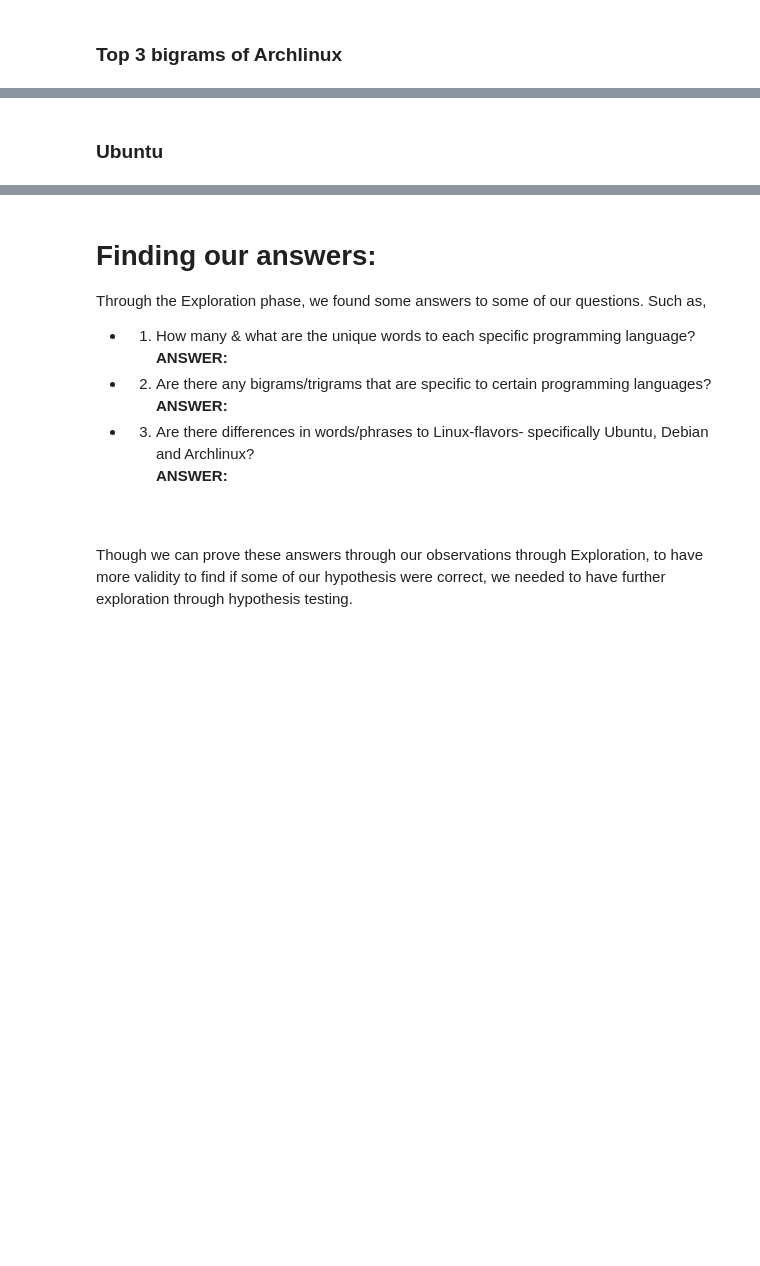
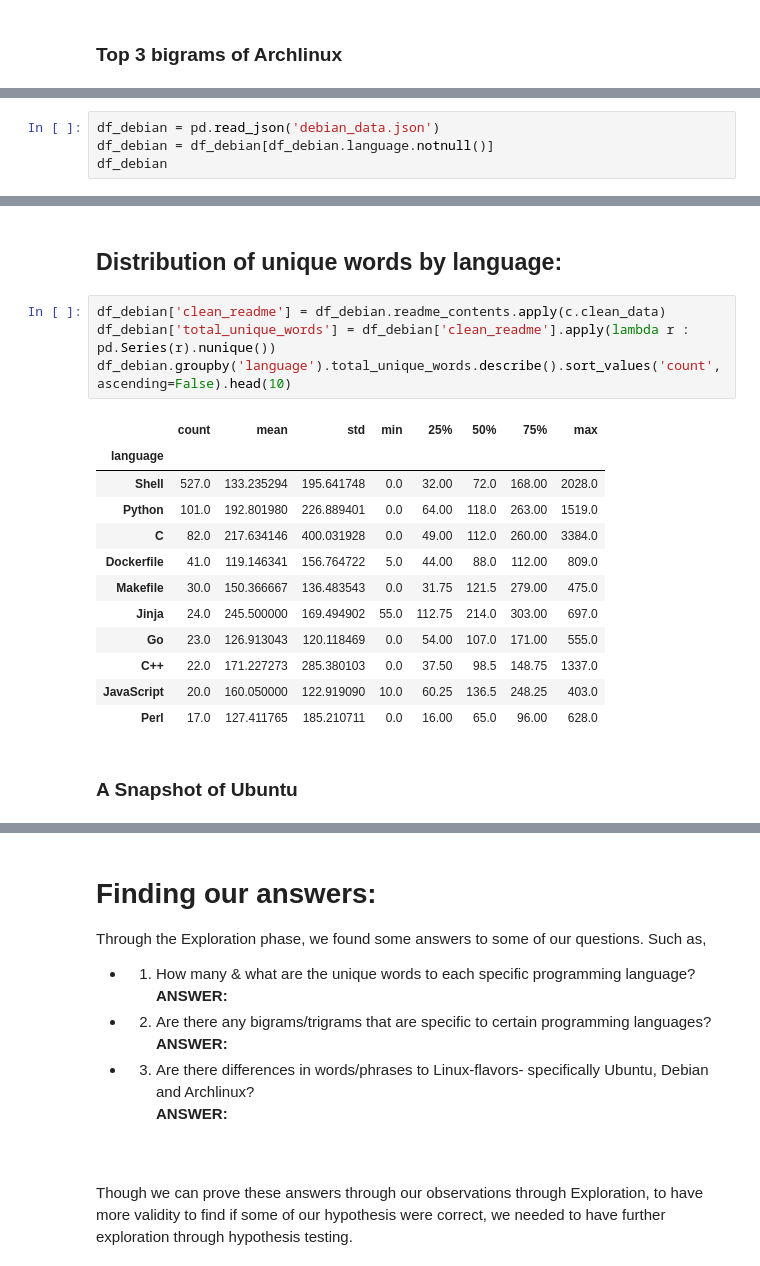
Before and after one commit to jemison-nlp-AnJeSt/github-NLP-project, a Jupyter notebook: Final_Notebook.ipynb, the cells around one changed output, grey strips where cells are left out. Drawn from its saved outputs; the diff is of its cells as text; blank space fills up the shorter version.

```diff
--- a/Final_Notebook.ipynb
+++ b/Final_Notebook.ipynb
@@ -727,0 +733,4 @@ NameError: name 'arch_corpus' is not defined
+# %%
+df_debian = pd.read_json('debian_data.json')
+df_debian = df_debian[df_debian.language.notnull()]
+df_debian
@@ -728,2 +770,21 @@ NameError: name 'arch_corpus' is not defined
+# %% [markdown]
+## Distribution of unique words by language:
+# %%
+df_debian['clean_readme'] = df_debian.readme_contents.apply(c.clean_data)
+df_debian['total_unique_words'] = df_debian['clean_readme'].apply(lambda r : pd.Series(r).nunique())
+df_debian.groupby('language').total_unique_words.describe().sort_values('count', ascending=False).head(10)
+# %% [output]
+|  | count | mean | std | min | 25% | 50% | 75% | max |
+| language |  |  |  |  |  |  |  |  |
+| Shell | 527.0 | 133.235294 | 195.641748 | 0.0 | 32.00 | 72.0 | 168.00 | 2028.0 |
+| Python | 101.0 | 192.801980 | 226.889401 | 0.0 | 64.00 | 118.0 | 263.00 | 1519.0 |
+| C | 82.0 | 217.634146 | 400.031928 | 0.0 | 49.00 | 112.0 | 260.00 | 3384.0 |
+| Dockerfile | 41.0 | 119.146341 | 156.764722 | 5.0 | 44.00 | 88.0 | 112.00 | 809.0 |
+| Makefile | 30.0 | 150.366667 | 136.483543 | 0.0 | 31.75 | 121.5 | 279.00 | 475.0 |
+| Jinja | 24.0 | 245.500000 | 169.494902 | 55.0 | 112.75 | 214.0 | 303.00 | 697.0 |
+| Go | 23.0 | 126.913043 | 120.118469 | 0.0 | 54.00 | 107.0 | 171.00 | 555.0 |
+| C++ | 22.0 | 171.227273 | 285.380103 | 0.0 | 37.50 | 98.5 | 148.75 | 1337.0 |
+| JavaScript | 20.0 | 160.050000 | 122.919090 | 10.0 | 60.25 | 136.5 | 248.25 | 403.0 |
+| Perl | 17.0 | 127.411765 | 185.210711 | 0.0 | 16.00 | 65.0 | 96.00 | 628.0 |
 # %% [markdown]
-### Ubuntu
+### A Snapshot of Ubuntu
```
Also changed, not shown: parts of 17 cells of this notebook.
